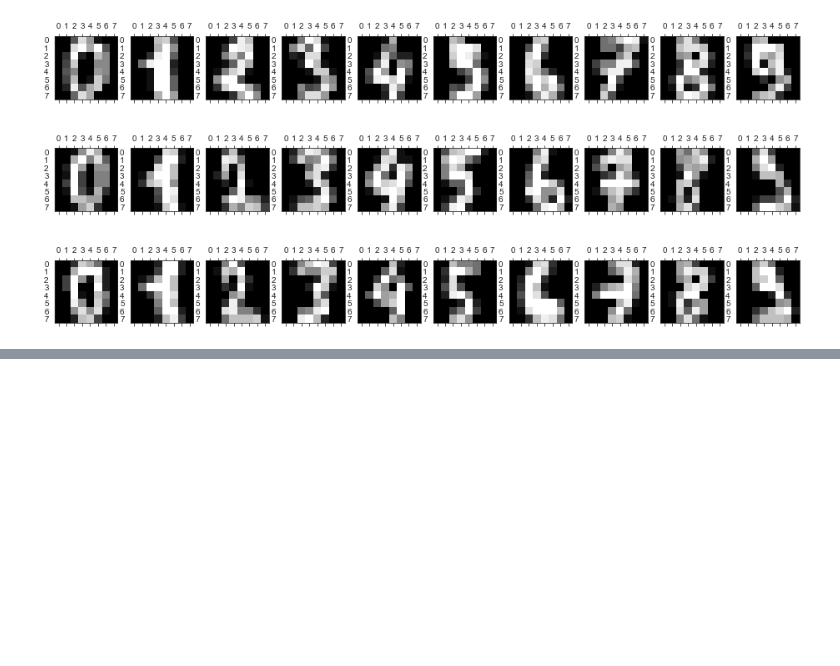
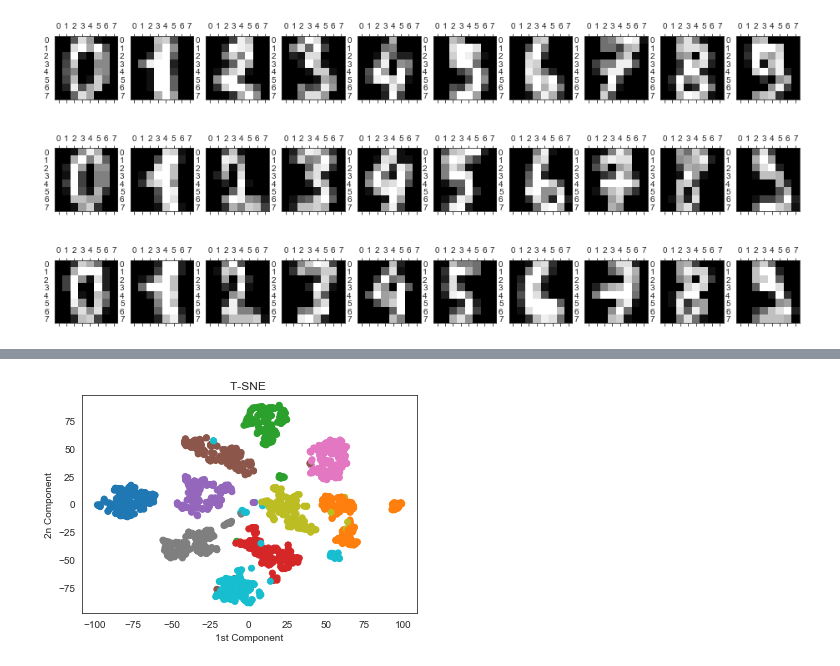
Before and after one commit to rogroc/Postgrau-Data-Science-UB, a Jupyter notebook: 18_DataVisualization/VIZ-ED6-iPython.ipynb, the cells around one changed output, grey strips where cells are left out. Cells and saved outputs as stored; diff of their text form; code cells hidden in the pictures; blank space fills up the shorter version.

```diff
--- a/18_DataVisualization/VIZ-ED6-iPython.ipynb
+++ b/18_DataVisualization/VIZ-ED6-iPython.ipynb
@@ -507,0 +539,15 @@ plt.show()
+# %%
+from sklearn import manifold
+n_components = 2
+perplexity = 10
+tsne = manifold.TSNE(n_components=n_components, init='random',random_state=0, perplexity=perplexity)
+X_tsne = tsne.fit_transform(X)
+# %%
+#With TSNE
+plt.scatter(X_tsne[:,0], X_tsne[:,1], c=y,cmap=cm.get_cmap('tab10'))
+plt.title("T-SNE ")
+plt.xlabel("1st Component")
+plt.ylabel("2n Component")
+plt.show()
+# %% [output]
+[figure, added]
```
Also changed, not shown: parts of 13 cells of this notebook, 1 other file.
